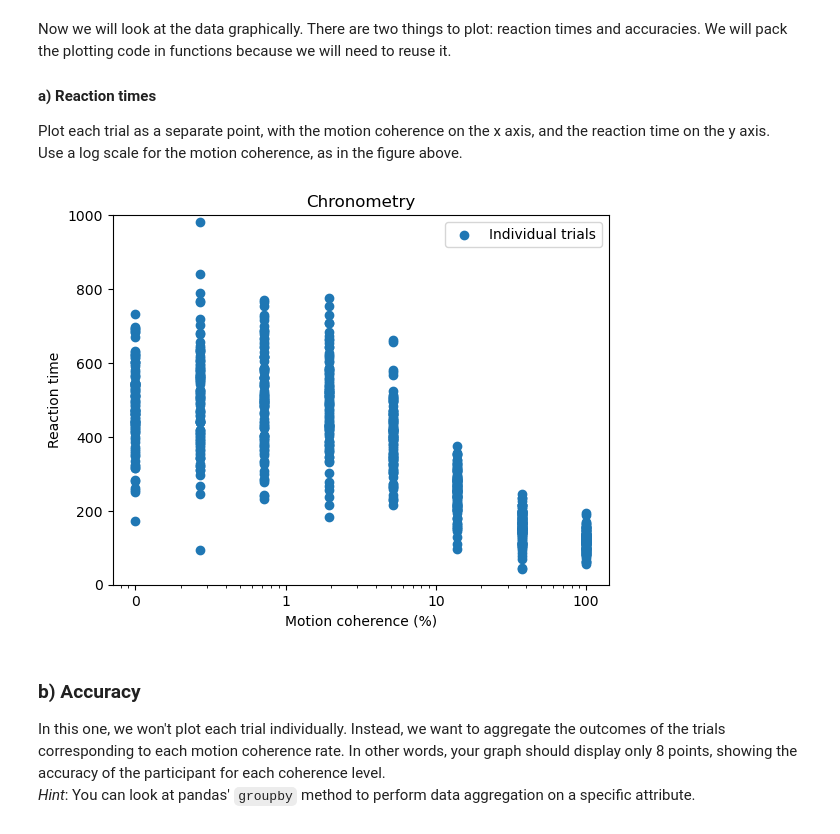
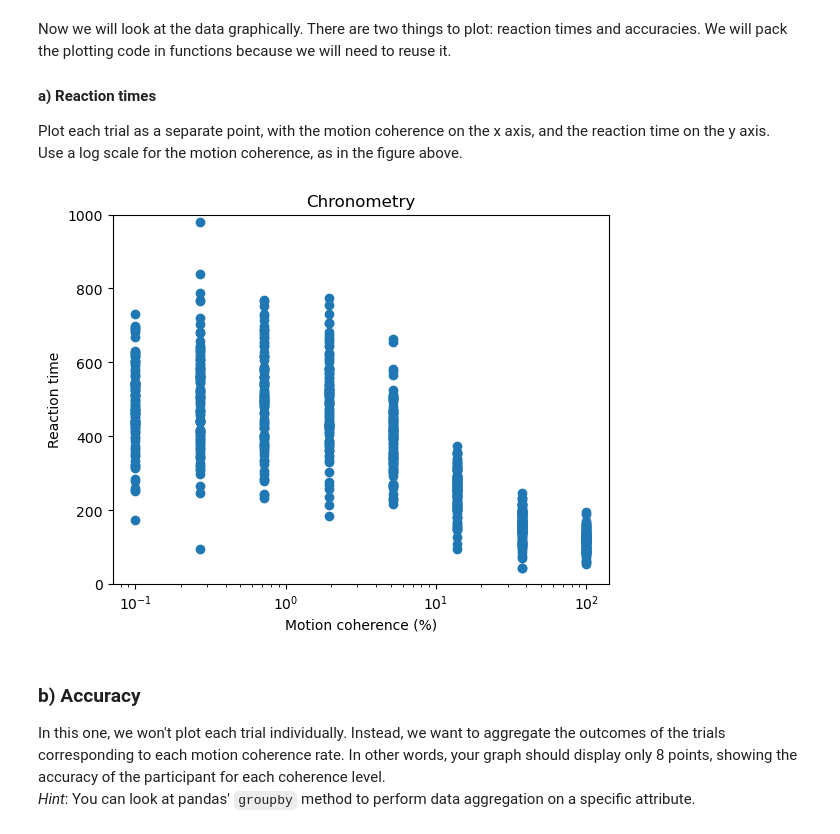
Before and after one commit to easiryne/cognitive-modeling-lab, a Jupyter notebook: TD_2/td2_solution.ipynb, the cells around one changed output. Cells and saved outputs as stored; diff of their text form; code cells hidden in the pictures.

```diff
--- a/TD_2/td2_solution.ipynb
+++ b/TD_2/td2_solution.ipynb
@@ -138,26 +138,23 @@ plot_reaction_time(data)
 # %%
 # Solution
 def plot_reaction_time(data: pd.DataFrame, model=None):
     ## Add your code here (ignore the 'model' argument for now)
     plt.scatter(data['motion_coherence'], data['reaction_time'], label='Individual trials')
 
     plt.title("Chronometry")
     plt.ylabel("Reaction time")
     plt.xlabel("Motion coherence (%)")
     plt.xscale('log')
     plt.ylim(0, 1000)
-    plt.gca().xaxis.set_major_formatter(ScalarFormatter())
-    plt.gca().yaxis.set_major_formatter(ScalarFormatter())
-    plt.legend()
 
     #########
     plt.show()
 
 
 # Here we call the function on your dataset
 plot_reaction_time(data)
 # %% [output]
-[figure, old version]
+[figure, new version]
 # %% [markdown]
 
 ### b) Accuracy
```
Also changed, not shown: parts of 9 cells of this notebook, 2 other files.
